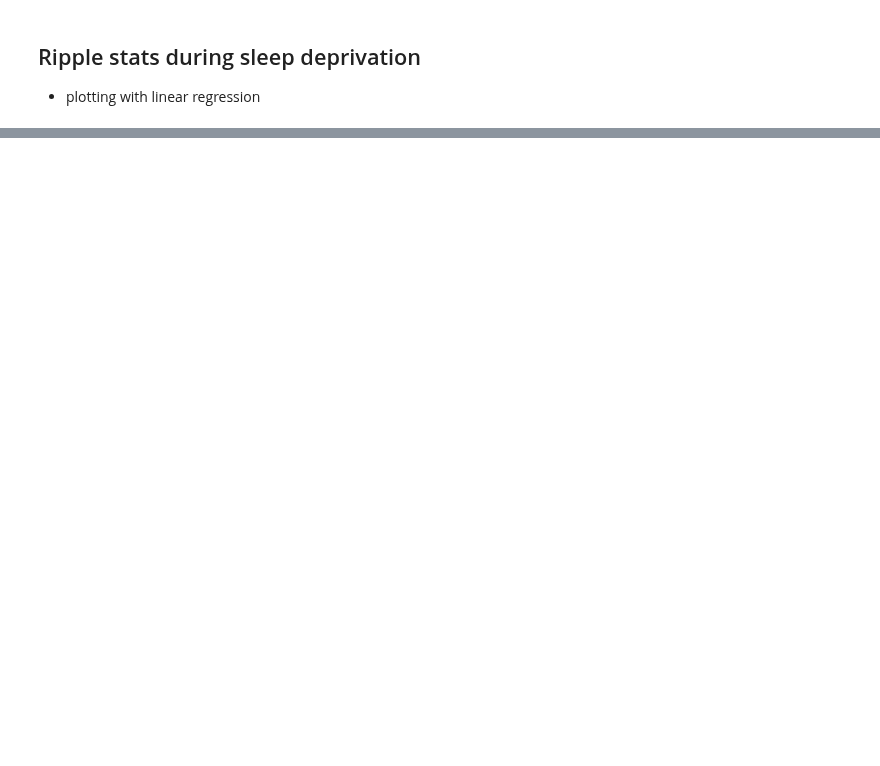
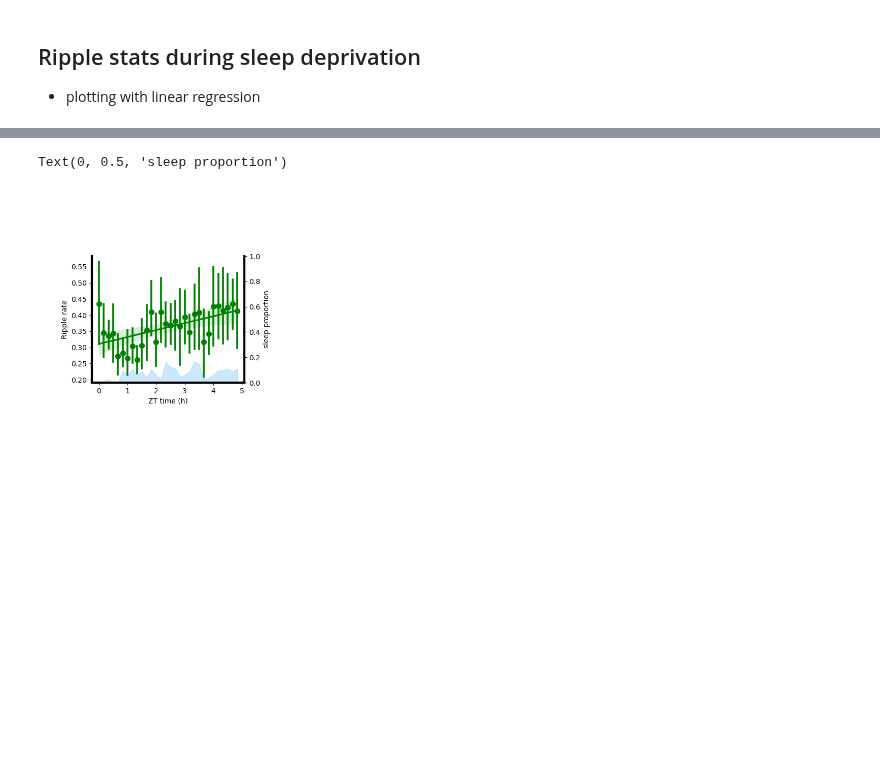
Before and after one commit to bapungiri/NeuroPy, a Jupyter notebook: sleep_deprivation/sd_oscillations.ipynb, the cells around one changed output, grey strips where cells are left out. Drawn from its saved outputs; the diff is of its cells as text; code cells hidden in the pictures; blank space fills up the shorter version.

```diff
--- a/sleep_deprivation/sd_oscillations.ipynb
+++ b/sleep_deprivation/sd_oscillations.ipynb
@@ -155,23 +141,0 @@ sessions = subjects.sd.allsess[:-1]
-# %%
-df = pd.DataFrame()
-for sub, sess in enumerate(sessions):
-    post = sess.paradigm["post"]
-    sd_period = [post[0], post[0] + 5 * 3600]
-    rpls = sess.ripple.starts
-
-    binsz = 1800
-    n_bins = 5 * 3600 / binsz
-    sd_bin = np.arange(n_bins + 1) * binsz + sd_period[0]
-    hist_rpl = np.histogram(rpls, bins=sd_bin)[0]
-    hist_rpl = hist_rpl / np.sum(hist_rpl)
-
-    df = df.append(
-        pd.DataFrame(
-            {
-                "n_ripples": hist_rpl / binsz,
-                "tbin": (sd_bin[:-1] - sd_bin[0]) / 3600,
-                "sub": sub,
-            }
-        ),
-        ignore_index=True,
-    )
@@ -210,7 +169,7 @@ fig, gs = figure.draw(grid=(3, 2), style="Pres")
 df = pd.DataFrame()
 for sub, sess in enumerate(sessions):
 
-    post = sess.paradigm["post"]
+    post = sess.paradigm["post"].flatten()
     # pre = sess.paradigm.pre
     # sd_period = [post[0],post[1]]
     # sd_period = [post[0],post[0]+9*3600]
@@ -252,30 +211,33 @@ sns.regplot(x="tbin", y="n_ripples", data=df, ax=ax, color="g", x_estimator=np.m
 ax.set_xlabel("ZT time (h)")
 ax.set_ylabel("Ripple rate")
 
 
 axsleep = ax.twinx()
 color = "#54b6f8"
 sleep_df = df.groupby("tbin").mean()
 axsleep.fill_between(sleep_df.index, sleep_df.nrem, color=color, zorder=1, alpha=0.3)
 # sns.lineplot(data=df,x='tbin',y='nrem',ax=axsleep,estimator='sum')
 axsleep.set_ylim([0, 1])
 axsleep.spines["right"].set_visible(True)
 axsleep.set_ylabel("sleep proportion")
 
 # --- individual sessions -------
 # ax = plt.subplot(gs[2])
 # # sns.lineplot(x='tbin',y='n_ripples',hue='sub',data=df,ax=ax,legend=None,palette='Blues')
 # sns.lineplot(x='tbin',y='n_ripples',hue='sub',data=df,ax=ax,legend=None,palette='Blues')
 # # sns.regplot(x='tbin',y='n_ripples',ci=68,data=df,ax=ax,color='g',x_estimator=np.mean,fit_reg=True)
 # ax.set_xlabel('ZT time (h)')
 # ax.set_ylabel('Ripple rate')
 
 
 # axsleep= ax.twinx()
 # color = sess.brainstates.colors['nrem']
 # sleep_df = df.groupby('tbin').mean()
 # axsleep.fill_between(sleep_df.index,sleep_df.nrem,color=color,zorder=1,alpha=0.3)
 # # sns.lineplot(data=df,x='tbin',y='nrem',ax=axsleep,estimator='sum')
 # axsleep.set_ylim([0,1])
 # axsleep.spines['right'].set_visible(True)
 # axsleep.set_ylabel('sleep proportion')
+# %% [output]
+Text(0, 0.5, 'sleep proportion')
+[figure, added]
```
Also changed, not shown: parts of 5 cells of this notebook, 4 other files.
